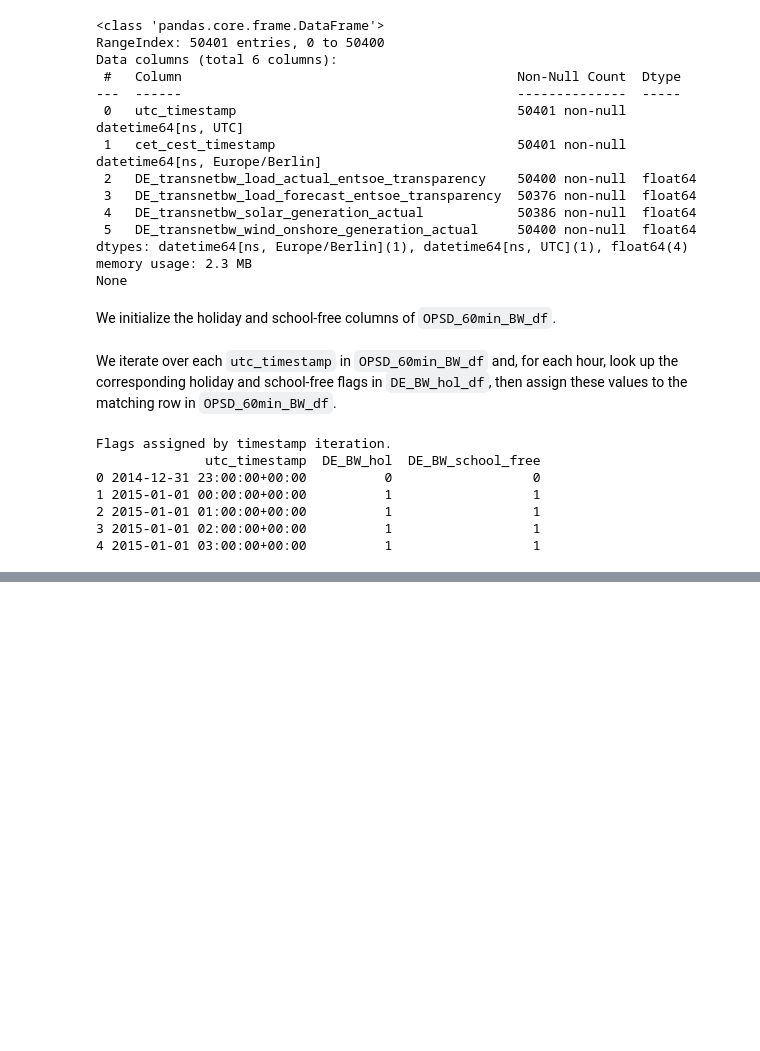
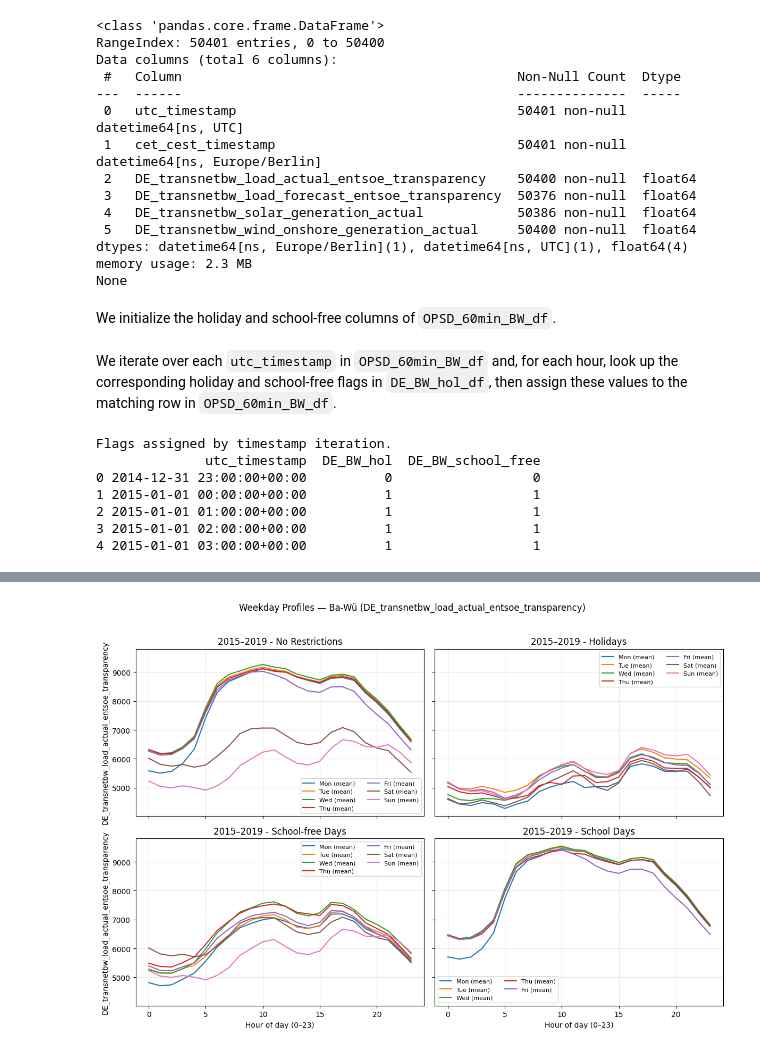
Before and after one commit to F-Skorz/electricity-demand-project, a Jupyter notebook: notebooks/04_EngineerHolidaynessFeature.ipynb, the cells around one changed output, grey strips where cells are left out. Cells and saved outputs as stored; diff of their text form; code cells hidden in the pictures; blank space fills up the shorter version.

```diff
--- a/notebooks/04_EngineerHolidaynessFeature.ipynb
+++ b/notebooks/04_EngineerHolidaynessFeature.ipynb
@@ -114,0 +124,12 @@ BW_load_hol_df
+# %%
+mon_mask = fga.make_weekday_mask(BW_load_hol_df, "cet_cest_timestamp", weekdays=(0,))  # Mon
+tue_mask = fga.make_weekday_mask(BW_load_hol_df, "cet_cest_timestamp", weekdays=(1,))  # Tue
+wed_mask = fga.make_weekday_mask(BW_load_hol_df, "cet_cest_timestamp", weekdays=(2,))  # Wed
+thu_mask = fga.make_weekday_mask(BW_load_hol_df, "cet_cest_timestamp", weekdays=(3,))  # Thu
+fri_mask   = fga.make_weekday_mask(BW_load_hol_df, "cet_cest_timestamp", weekdays=(4,))    # Fri
+sat_mask   = fga.make_weekday_mask(BW_load_hol_df, "cet_cest_timestamp", weekdays=(5,))    # Sat
+sun_mask   = fga.make_weekday_mask(BW_load_hol_df, "cet_cest_timestamp", weekdays=(6,))    # Sun
+# %%
+BW_hol_mask = BW_load_hol_df["DE_BW_hol"]==1
+BW_school_free_mask = BW_load_hol_df["DE_BW_school_free"]==1
+BW_school_day_mask = BW_load_hol_df["DE_BW_school_free"]==0
@@ -114,0 +261,75 @@ BW_load_hol_df
+# %%
+def _plot_weekday_set(ax, profiles, title, ylabel=None, xlabel=False):
+    # profiles: list of (label, df_with_columns_hour_value)
+    for label, prof in profiles:
+        ax.plot(prof["hour"], prof["value"], label=label)
+    if xlabel:
+        ax.set_xlabel("Hour of day (0–23)")
+    if ylabel:
+        ax.set_ylabel(ylabel)
+    ax.set_title(title)
+    ax.grid(True, alpha=0.3)
+    ax.legend(ncols=2, fontsize=8)
+# --- Assemble profile lists ---
+
+
+profiles_no_restr = [
+    ("Mon (mean)", BW_mon_prof),
+    ("Tue (mean)", BW_tue_prof),
+    ("Wed (mean)", BW_wed_prof),
+    ("Thu (mean)", BW_thu_prof),
+    ("Fri (mean)", BW_fri_prof),
+    ("Sat (mean)", BW_sat_prof),
+    ("Sun (mean)", BW_sun_prof),
+]
+
+
+profiles_BW_hol = [
+    ("Mon (mean)", BW_hol_mon_prof),
+    ("Tue (mean)", BW_hol_tue_prof),
+    ("Wed (mean)", BW_hol_wed_prof),
+    ("Thu (mean)", BW_hol_thu_prof),
+    ("Fri (mean)", BW_hol_fri_prof),
+    ("Sat (mean)", BW_hol_sat_prof),
+    ("Sun (mean)", BW_hol_sun_prof),
+]
+
+
+profiles_BW_school_free = [
+    ("Mon (mean)", BW_school_free_mon_prof),
+    ("Tue (mean)", BW_school_free_tue_prof),
+    ("Wed (mean)", BW_school_free_wed_prof),
+    ("Thu (mean)", BW_school_free_thu_prof),
+    ("Fri (mean)", BW_school_free_fri_prof),
+    ("Sat (mean)", BW_school_free_sat_prof),
+    ("Sun (mean)", BW_school_free_sun_prof),
+]
+
+profiles_BW_school_day = [
+    ("Mon (mean)", BW_school_day_mon_prof),
+    ("Tue (mean)", BW_school_day_tue_prof),
+    ("Wed (mean)", BW_school_day_wed_prof),
+    ("Thu (mean)", BW_school_day_thu_prof),
+    ("Fri (mean)", BW_school_day_fri_prof),
+]
+
+# --- Create 2×2 grid ---
+fig, axes = plt.subplots(2, 2, figsize=(12, 8), sharex=True, sharey=True)
+(ax11, ax12), (ax21, ax22) = axes
+# Top row
+(_plot_weekday_set(ax11, profiles_no_restr , "2015–2019 - No Restrictions",
+                   ylabel="DE_transnetbw_load_actual_entsoe_transparency", xlabel=False))
+(_plot_weekday_set(ax12, profiles_BW_hol, "2015–2019 - Holidays", ylabel=None, xlabel=False))
+# Bottom row
+(_plot_weekday_set(ax21, profiles_BW_school_free, "2015–2019 - School-free Days",
+                   ylabel="DE_transnetbw_load_actual_entsoe_transparency", xlabel=True))
+(_plot_weekday_set(ax22, profiles_BW_school_day, "2015–2019 - School Days", ylabel=None, xlabel=True))
+
+fig.suptitle(
+    "Weekday Profiles — Ba-Wü (DE_transnetbw_load_actual_entsoe_transparency)",
+    y=1.02, fontsize=12
+)
+plt.tight_layout()
+plt.show()
+# %% [output]
+[figure, added]
```
Also changed, not shown: parts of 13 cells of this notebook, 3 other files.
